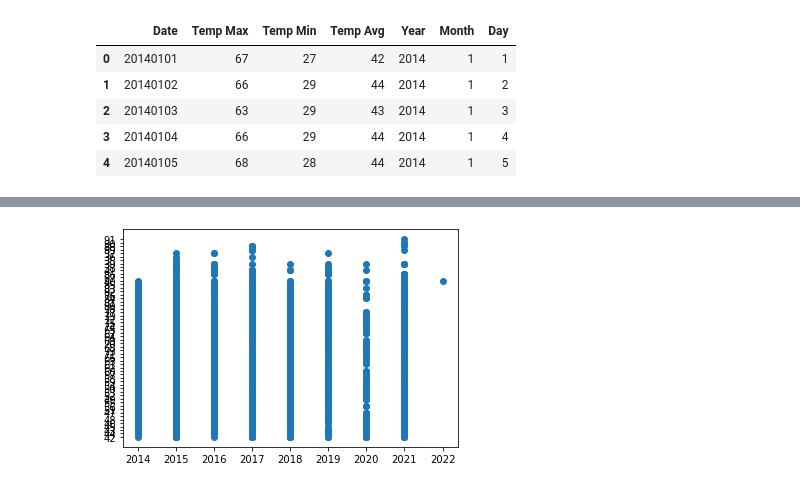
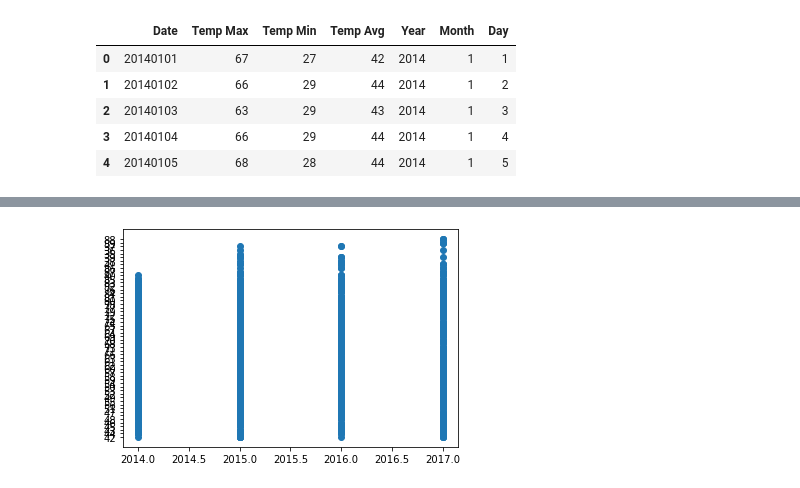
Before and after one commit to laurenawilk/CSCI4502, a Jupyter notebook: LA/LaReport.ipynb, the cells around one changed output, grey strips where cells are left out. Saved outputs shown, nothing was run; the diff lists cells and outputs as text; code cells hidden in the pictures.

```diff
--- a/LA/LaReport.ipynb
+++ b/LA/LaReport.ipynb
@@ -113,0 +122,7 @@ for ind in LaWeatherDF.index:
+# %%
+LaWeatherDF['DATE'] = LaWeatherDF['Year'].map(str) + '-' + LaWeatherDF['Month'].map(str) + '-' +  LaWeatherDF['Day'].map(str)
+del LaWeatherDF['Date']
+del LaWeatherDF['Year']
+del LaWeatherDF['Month']
+del LaWeatherDF['Day']
+LaWeatherDF.head()
@@ -113,0 +136,2 @@ for ind in LaWeatherDF.index:
+# %%
+LaWeatherDF["Date"] = pd.to_datetime(LaWeatherDF["DATE"]).dt.date
@@ -113,0 +141,9 @@ for ind in LaWeatherDF.index:
+# %%
+LaCrimeDF["Report Month"] = pd.DatetimeIndex(LaCrimeDF["Date"]).month
+LaCrimeDF["Report Year"] = pd.DatetimeIndex(LaCrimeDF["Date"]).year
+LaCrimeDF["Report Day"] = pd.DatetimeIndex(LaCrimeDF["Date"]).day
+LaWeatherDF["Report Month"] = pd.DatetimeIndex(LaWeatherDF["Date"]).month
+LaWeatherDF["Report Year"] = pd.DatetimeIndex(LaWeatherDF["Date"]).year
+LaWeatherDF["Report Day"] = pd.DatetimeIndex(LaWeatherDF["Date"]).day
+# %%
+LaWeatherDF= LaWeatherDF[~(LaWeatherDF['Report Year'] > 2017)]
@@ -175,5 +244,5 @@ plt.show()
 # %%
-plt.scatter(LaWeatherDF["Year"], LaWeatherDF["Temp Avg"])
+plt.scatter(LaWeatherDF["Report Year"], LaWeatherDF["Temp Avg"])
 plt.show()
 # %% [output]
-[figure, old version]
+[figure, new version]
```
Also changed, not shown: parts of 43 cells of this notebook.
